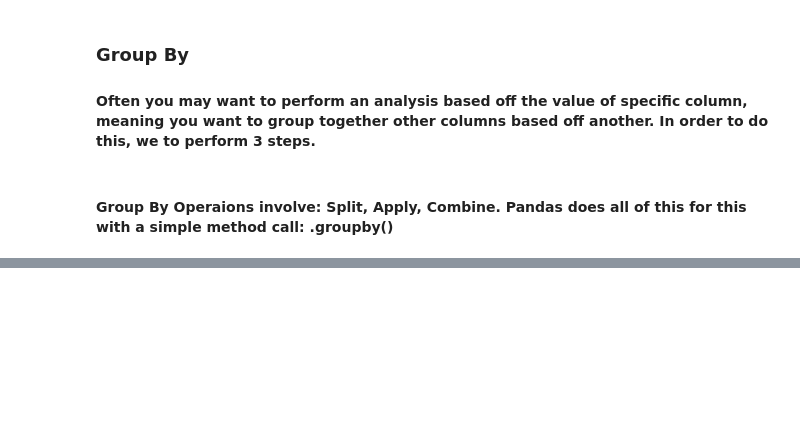
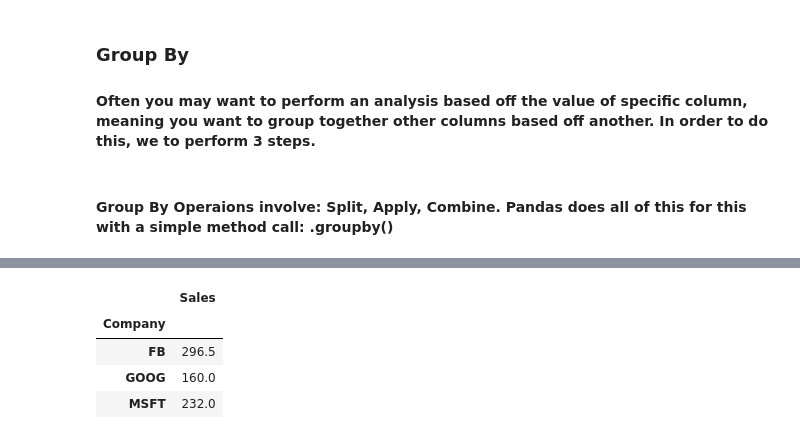
Before and after one commit to Abubakr1710/Python-Libraries, a Jupyter notebook: pandas/intro.ipynb, the cells around one changed output, grey strips where cells are left out. Saved outputs shown, nothing was run; the diff lists cells and outputs as text; code cells hidden in the pictures; blank space fills up the shorter version.

```diff
--- a/pandas/intro.ipynb
+++ b/pandas/intro.ipynb
@@ -367,0 +386,8 @@ len(ser_w) # display the length of the boolean series
+# %%
+df.groupby('Company').mean() # group the dataframe by a column and display the mean, or you can use .sum(), .count(), .std(), .min(), .max()
+# %% [output]
+|  | Sales |
+| Company |  |
+| FB | 296.5 |
+| GOOG | 160.0 |
+| MSFT | 232.0 |
```
Also changed, not shown: parts of 8 cells of this notebook.
